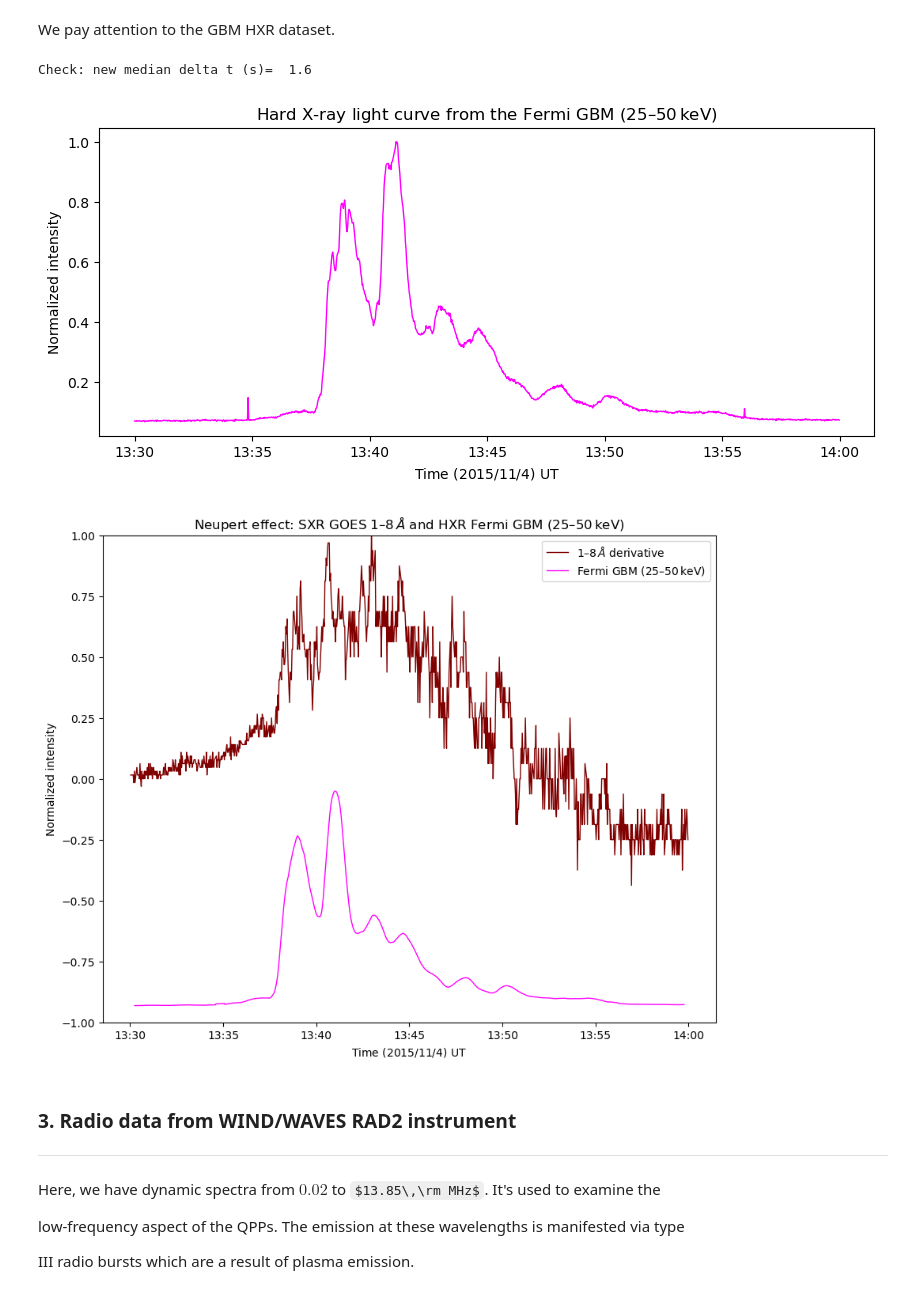
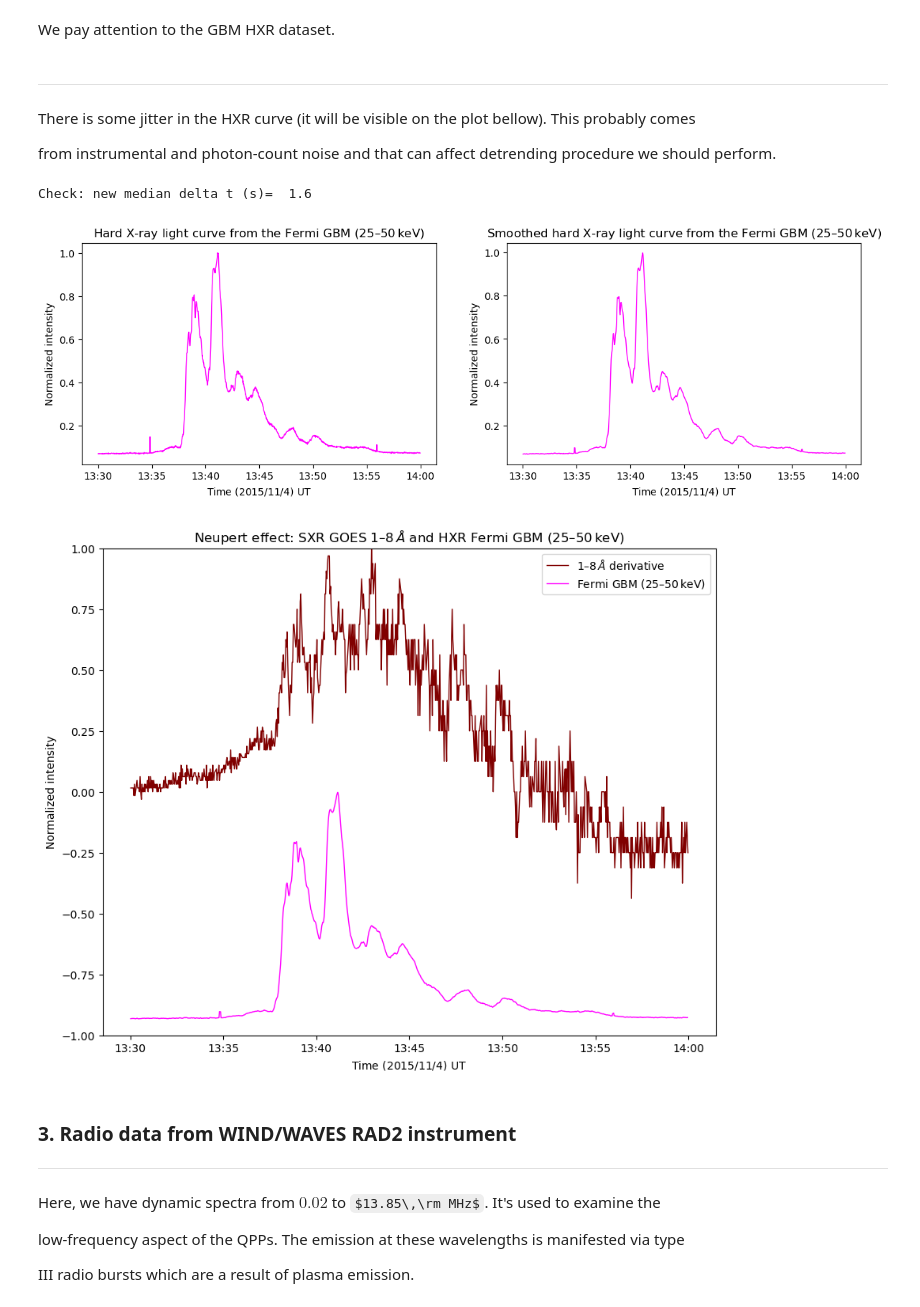
Before and after one commit to zorzeus/solar_flares_internship, a Jupyter notebook: sfi_01.ipynb, the cells around one changed output. Drawn from its saved outputs; the diff is of its cells as text; code cells hidden in the pictures; some formulas as TeX source.

```diff
--- a/sfi_01.ipynb
+++ b/sfi_01.ipynb
@@ -166,45 +183,62 @@ plt.show()
 # %% [markdown]
 We pay attention to the GBM HXR dataset.
 # %%
+tr = TimeRange("2015-11-04 13:30:00", "2015-11-04 14:00:00")
 res = Fido.search(a.Time(tr.start, tr.end), a.Instrument('GBM'),
                   a.Source('FERMI'), a.Physobs('flux'))
 # %%
 files = Fido.fetch(res)
-gbm = ts.TimeSeries(files, source='GBMSummary', concatenate=True)
+gbm = ts.TimeSeries(files, concatenate=True)
 # we have error because of some zero‐exposure intervals, but that's not important
+# %% [markdown]
+---
+
+There is some jitter in the HXR curve (it will be visible on the plot bellow). This probably comes
+
+from instrumental and photon‐count noise and that can affect detrending procedure we should perform.
 # %%
 gbm_df = gbm.to_dataframe()
 gbm_df = gbm_df.truncate(tstart, tend)
 gbm_df = gbm_df['25-50 keV']
 gbm_r = gbm_df.resample('1600ms').mean().dropna()
 
-dts = gbm_r.index.to_series().diff().dt.total_seconds().dropna()
-print("Check: new median delta t (s)= ", dts.median())
-
-window = int(30 / 1.6)
+dt = gbm_r.index.to_series().diff().dt.total_seconds().dropna()
+print("Check: new median delta t (s)= ", dt.median())
 
 norm_gbm = gbm_r /gbm_r.max()
 # norm_gbm = (gbm_r - gbm_r.min()) / (gbm_r.max() - gbm_r.min())
-smooth_gbm = norm_gbm.rolling(window=window, center=True).mean().dropna() # maybe useful later
 
-# peaks, props = find_peaks(smooth_gbm, height=0.1, distance=1000) # just another way...
-# peak_times = smooth_gbm.index[peaks]
+smooth_window = int(5 / 1.6)  # smoothing
+smooth_gbm = norm_gbm.rolling(window=smooth_window, center=True).mean().dropna()
 # %% [output]
 Check: new median delta t (s)=  1.6
 # %%
-plt.figure(figsize=(10,4))
+plt.figure(figsize=(14,4))
+plt.subplot(121)
 plt.plot(norm_gbm.index, norm_gbm, c='magenta', lw=1)
 
 ax = plt.gca()
 ax.xaxis.set_major_formatter(mdates.DateFormatter('%H:%M'))
 ax.xaxis.set_major_locator(mdates.MinuteLocator(interval=5))
 
 plt.xlabel(r'Time $(2015/11/4)$ UT')
 plt.ylabel('Normalized intensity')
 plt.title(r'Hard X-ray light curve from the Fermi GBM ($25–50\,\rm keV$)')
+
+plt.subplot(122)
+plt.plot(smooth_gbm.index, smooth_gbm, c='magenta', lw=1)
+
+ax = plt.gca()
+ax.xaxis.set_major_formatter(mdates.DateFormatter('%H:%M'))
+ax.xaxis.set_major_locator(mdates.MinuteLocator(interval=5))
+
+plt.xlabel(r'Time $(2015/11/4)$ UT')
+plt.ylabel('Normalized intensity')
+plt.title(r'Smoothed hard X-ray light curve from the Fermi GBM ($25–50\,\rm keV$)')
+
 plt.show()
 # %% [output]
-[figure, old version]
+[figure, new version]
 # %%
 offset = 1
 gbm = smooth_gbm - offset
@@ -224,7 +258,7 @@ plt.title(r'Neupert effect: SXR GOES $1–8\,\AA$ and HXR Fermi GBM ($25–50\,\
 plt.legend()
 plt.show()
 # %% [output]
-[figure, old version]
+[figure, new version]
 # %% [markdown]
 ### 3. Radio data from WIND/WAVES RAD2 instrument
 
```
Also changed, not shown: parts of 14 cells of this notebook.
